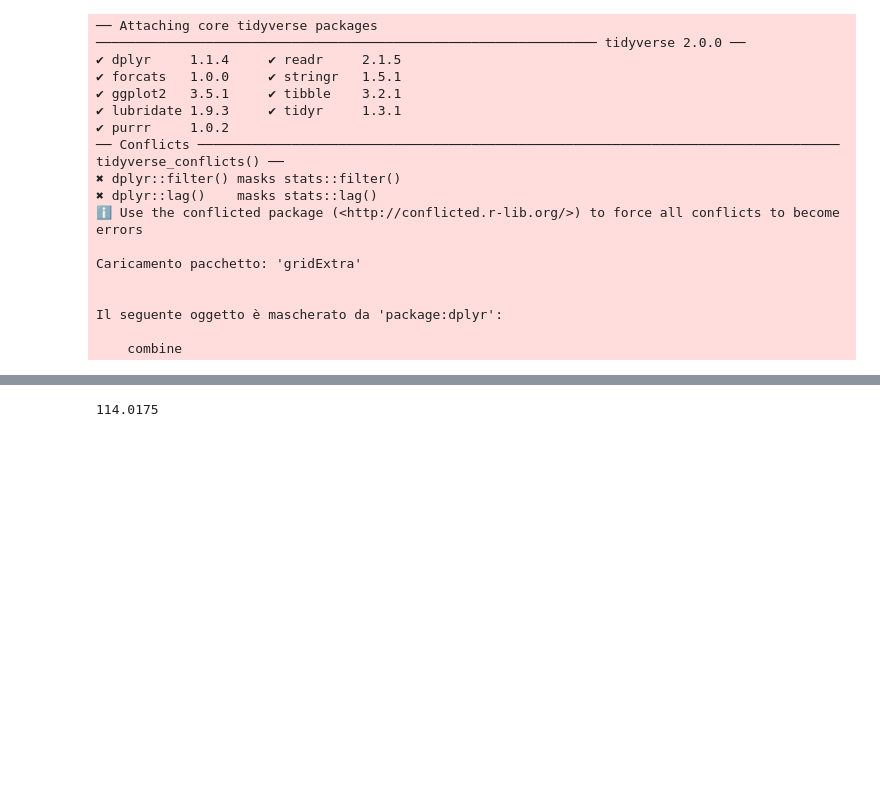
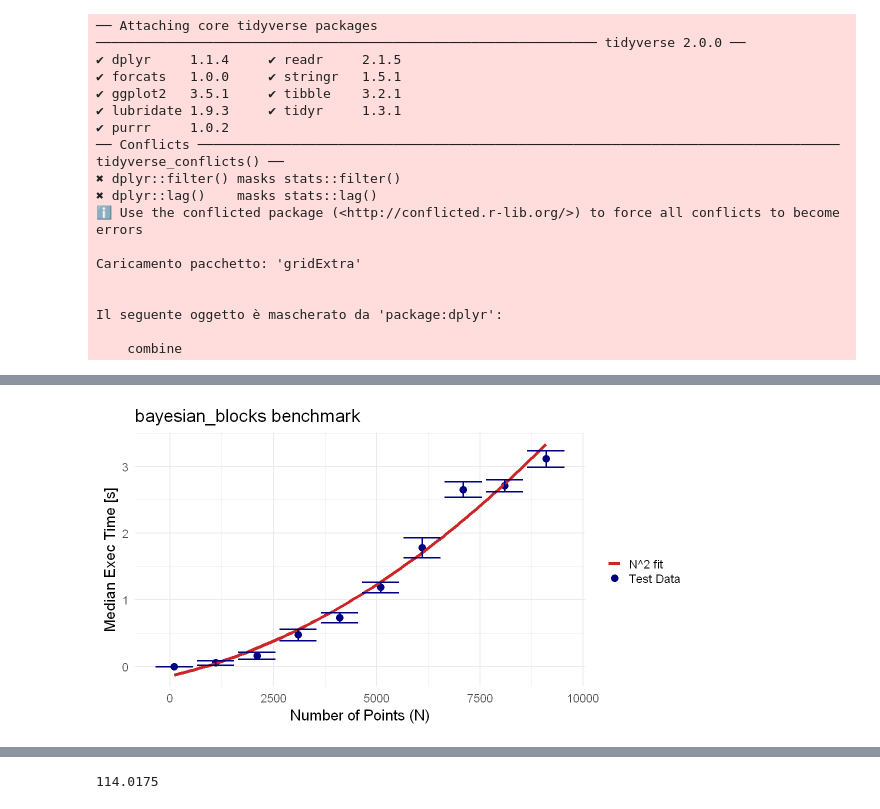
Before and after one commit to Berto70/advstat_bayesian_blocks, a Jupyter notebook: notebooks/bb_bertinelli_lovato.ipynb, the cells around one changed output, grey strips where cells are left out. Cells and saved outputs as stored; diff of their text form; code cells hidden in the pictures; blank space fills up the shorter version.

```diff
--- a/notebooks/bb_bertinelli_lovato.ipynb
+++ b/notebooks/bb_bertinelli_lovato.ipynb
@@ -29,25 +45,3 @@ Caricamento pacchetto: 'gridExtra'
 Il seguente oggetto è mascherato da 'package:dplyr':
 
     combine
-# %%
-test_func <- function(N) {
-    dt = 0.05
-    t = dt * seq(0, N-1)
-    x = rep(0, N)
-    x[sample(1:length(t), length(t) %/% 10)] <- 1
-    # Some computation
-    bayesian_blocks(t, x, dt=dt, data_type='RegularEvents')
-}
-
-# Initialize a list to store results
-results <- list()
-
-x_seq = seq(1000, 10000, by = 1000)
-# Loop over increasing values of N
-for (N in x_seq) {
-  # Measure the time taken for each N
-  result <- microbenchmark(test_func(N), times = 5)
-
-  # Store the results
-  results[[as.character(N)]] <- result
-}
@@ -71,0 +77,17 @@ bench_plot
+# %%
+res_df <- read.csv('../data/benchmark_bb_func.csv')
+
+res_df <- res_df[seq(1, 1000, by=10), ]
+
+options(repr.plot.width = 10, repr.plot.height = 5.5)
+
+bench_plot <- ggplot(res_df, aes(x=x, y=y)) +
+                       geom_point(aes(color='Test Data'), size=4) +
+                       stat_smooth(method = "lm", formula = y ~ poly(x, 2), se = FALSE, aes(color = 'N^2 fit'), linewidth=1.7) +
+                       labs(x = 'Number of Points (N)', y = 'Median Exec Time [s]', title = 'bayesian_blocks benchmark', color='') +
+                       scale_color_manual(values = c('Test Data' = 'navy', 'N^2 fit' = 'firebrick3')) +
+                       theme_minimal(base_size = 18) +
+                       geom_errorbar(aes(ymin=lower, ymax=upper), linewidth = 1, color='navy')
+bench_plot
+# %% [output]
+[figure, added]
```
Also changed, not shown: parts of 29 cells of this notebook.
